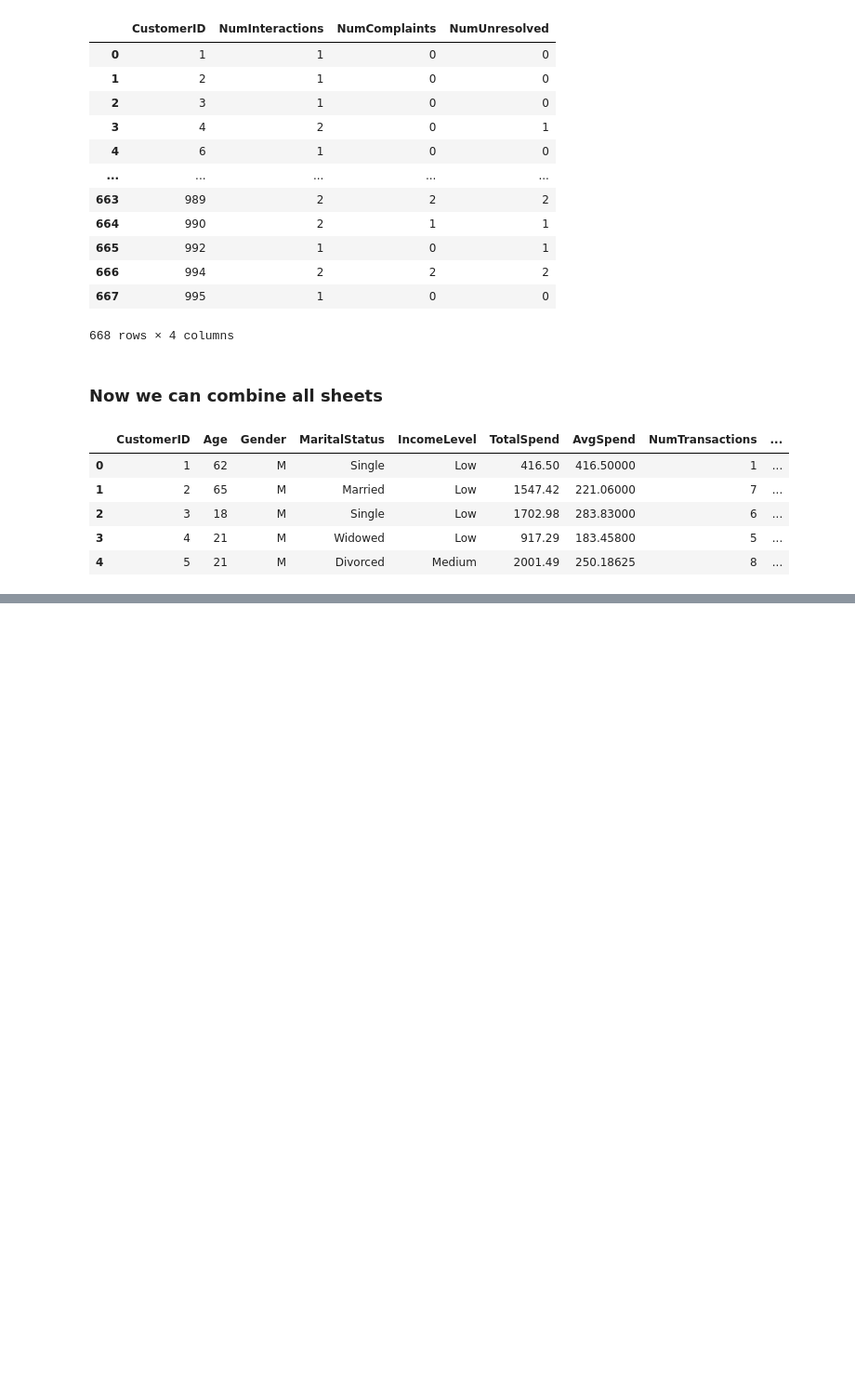
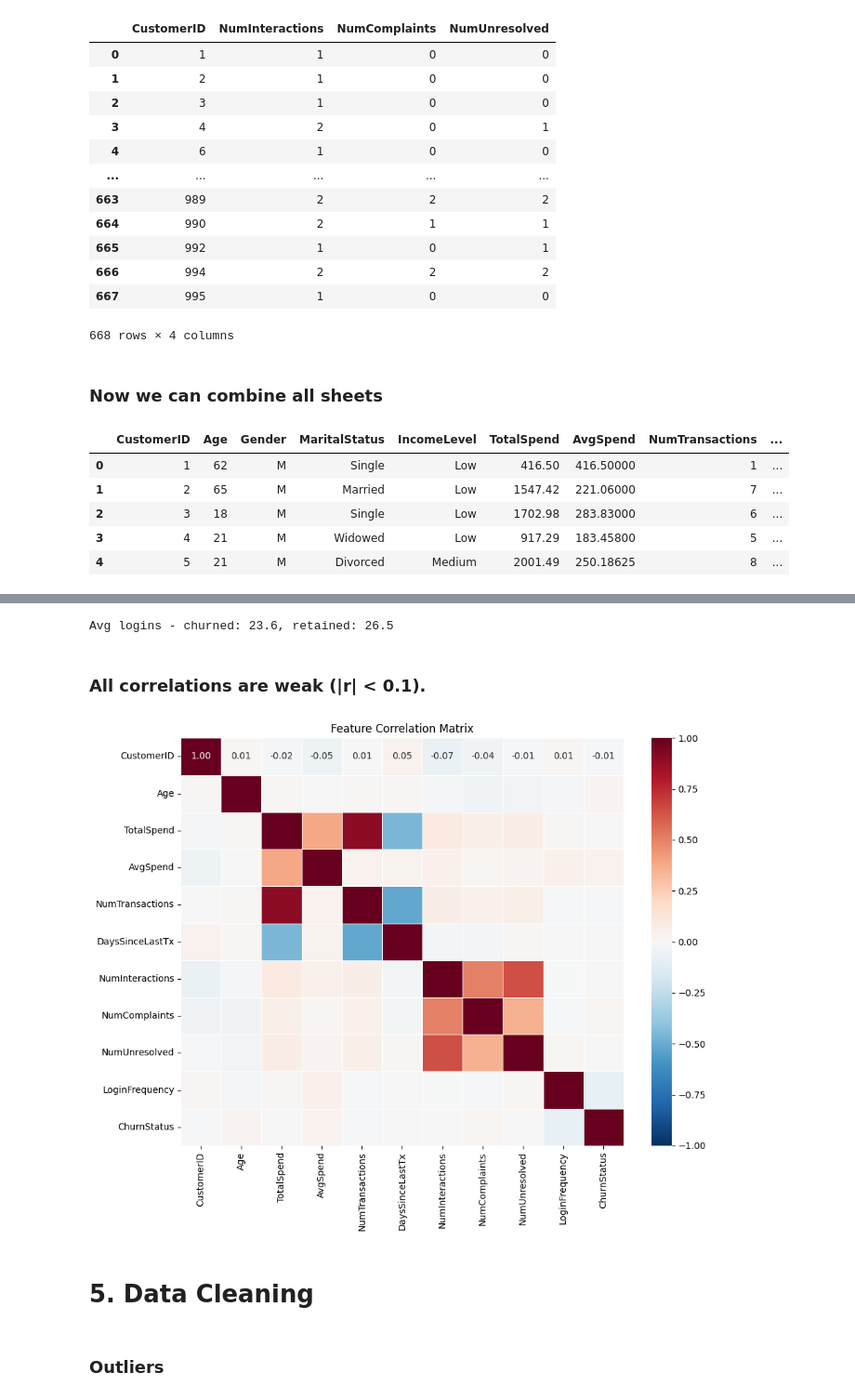
Before and after one commit to BagelSamurai/Lloyds-Banking-Group-Data-Science-and-Analytics-Virtual-Experience, a Jupyter notebook: notebooks/eda.ipynb, the cells around one changed output, grey strips where cells are left out. Shown at 93% size. Cells and saved outputs as stored; diff of their text form; code cells hidden in the pictures; blank space fills up the shorter version.

```diff
--- a/notebooks/eda.ipynb
+++ b/notebooks/eda.ipynb
@@ -256,0 +347,22 @@ dtype: bool
+# %%
+churned = df[df['ChurnStatus']==1]['LoginFrequency'].mean()
+retained = df[df['ChurnStatus']==0]['LoginFrequency'].mean()
+print(f"Avg logins - churned: {churned:.1f}, retained: {retained:.1f}")
+# %% [output]
+Avg logins - churned: 23.6, retained: 26.5
+# %% [markdown]
+### All correlations are weak (|r| < 0.1).
+# %%
+corr = df.corr(numeric_only=True)
+plt.figure(figsize=(10, 8))
+sns.heatmap(corr, annot=True, fmt='.2f', cmap='RdBu_r',
+            center=0, vmin=-1, vmax=1, linewidths=0.5)
+plt.title('Feature Correlation Matrix')
+plt.tight_layout()
+plt.show()
+# %% [output]
+[figure, added]
+# %% [markdown]
+# 5. Data Cleaning
+# %% [markdown]
+### Outliers
```
Also changed, not shown: parts of 18 cells of this notebook.
